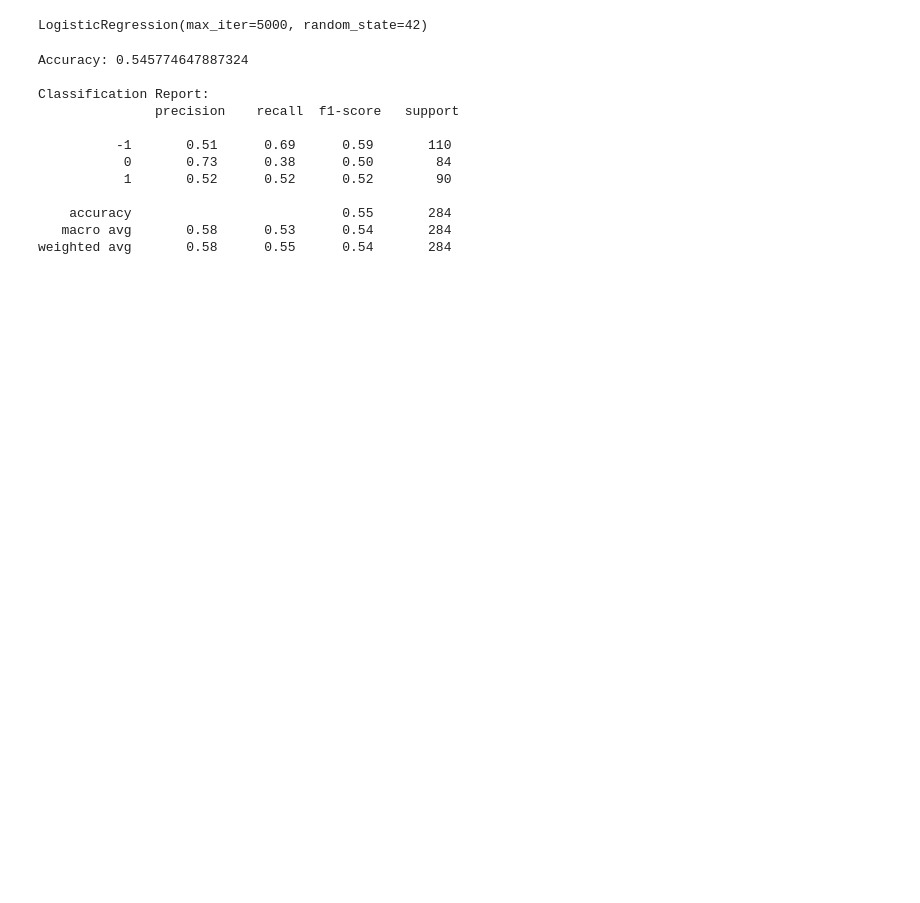
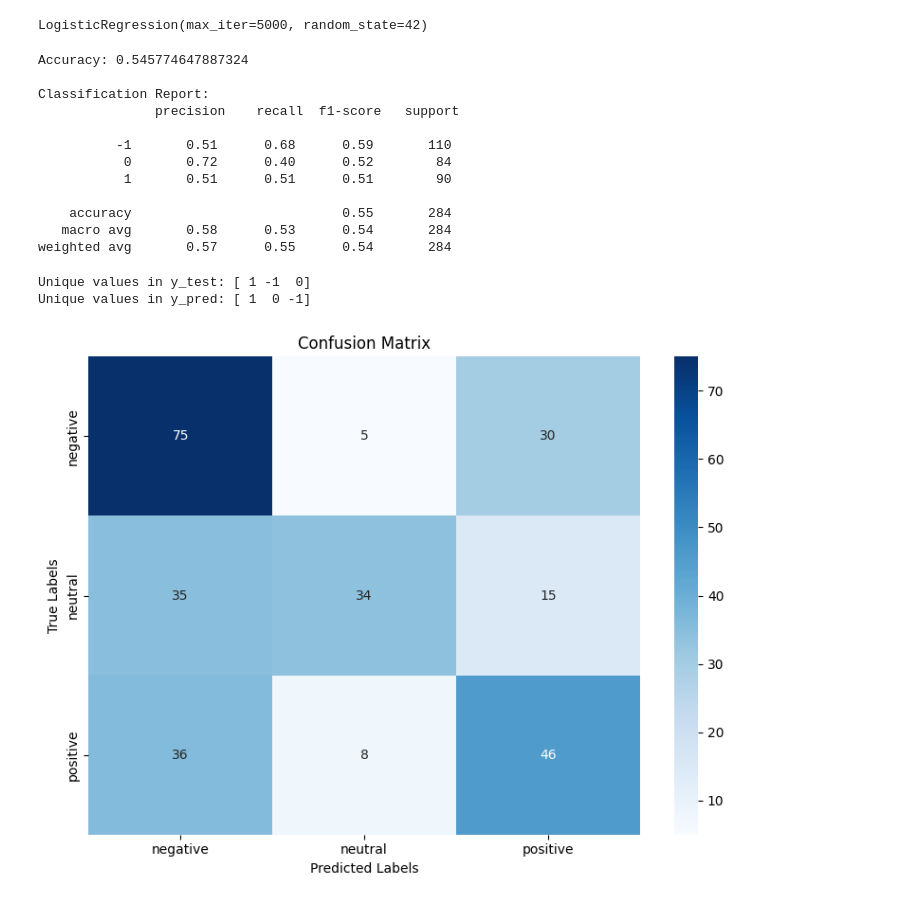
Before and after one commit to dgampa/NLP-Final-Project, a Jupyter notebook: LogisticReg.ipynb, the cells around one changed output. Drawn from its saved outputs; the diff is of its cells as text; code cells hidden in the pictures; blank space fills up the shorter version.

Commit message:
add confusion and preproc

```diff
--- a/LogisticReg.ipynb
+++ b/LogisticReg.ipynb
@@ -25 +11,20 @@ df.head()
+# %%
+df = pd.read_csv('Cleaned_Economic_News_Relabeled.csv')
+def preprocess_headline(headline):
+    headline = headline.lower()
+    headline = re.sub(r'\b\d+(\.\d+)?\b', '<NUMBER>', headline)
+    headline = re.sub(r'\d+(\.\d+)?%', '<PERCENTAGE>', headline)
+
+    headline = re.sub(r'\$\d+(\.\d+)?', '<CURRENCY>', headline)
+    headline = re.sub(r'\d{1,2}/\d{1,2}/\d{2,4}', '<DATE>', headline)
+
+    headline = re.sub(r'[^\w\s\.,!?\'":;()-]', '', headline)
+
+    headline = re.sub(r'\s+', ' ', headline).strip()
+
+    return headline
+# %%
+df['cleaned_headline'] = df['headline'].apply(preprocess_headline)
+X = df['cleaned_headline']
+y = df['sentiment']
 # %%
@@ -41,10 +40,7 @@ model.fit(X_train_tfidf, y_train)
 # %% [output]
 LogisticRegression(max_iter=5000, random_state=42)
 # %%
-# Predict on the test set
 y_pred = model.predict(X_test_tfidf)
-
-# Evaluate the performance
 print("Accuracy:", accuracy_score(y_test, y_pred))
 print("\nClassification Report:\n", classification_report(y_test, y_pred))
 # %% [output]
@@ -53,10 +49,30 @@ Accuracy: 0.545774647887324
 Classification Report:
                precision    recall  f1-score   support
 
-          -1       0.51      0.69      0.59       110
-           0       0.73      0.38      0.50        84
-           1       0.52      0.52      0.52        90
+          -1       0.51      0.68      0.59       110
+           0       0.72      0.40      0.52        84
+           1       0.51      0.51      0.51        90
 
     accuracy                           0.55       284
    macro avg       0.58      0.53      0.54       284
-weighted avg       0.58      0.55      0.54       284
+weighted avg       0.57      0.55      0.54       284
+# %%
+print("Unique values in y_test:", y_test.unique())
+print("Unique values in y_pred:", pd.Series(y_pred).unique())
+# %% [output]
+Unique values in y_test: [ 1 -1  0]
+Unique values in y_pred: [ 1  0 -1]
+# %%
+
+conf_matrix = confusion_matrix(y_test, y_pred, labels=[-1, 0, 1])
+plt.figure(figsize=(8, 6))
+sns.heatmap(conf_matrix, annot=True, fmt='d', cmap='Blues',
+            xticklabels=['negative', 'neutral', 'positive'],
+            yticklabels=['negative', 'neutral', 'positive'])
+plt.title('Confusion Matrix')
+plt.xlabel('Predicted Labels')
+plt.ylabel('True Labels')
+plt.tight_layout()
+plt.show()
+# %% [output]
+[figure, added]
```
Also changed, not shown: parts of 5 cells of this notebook.
